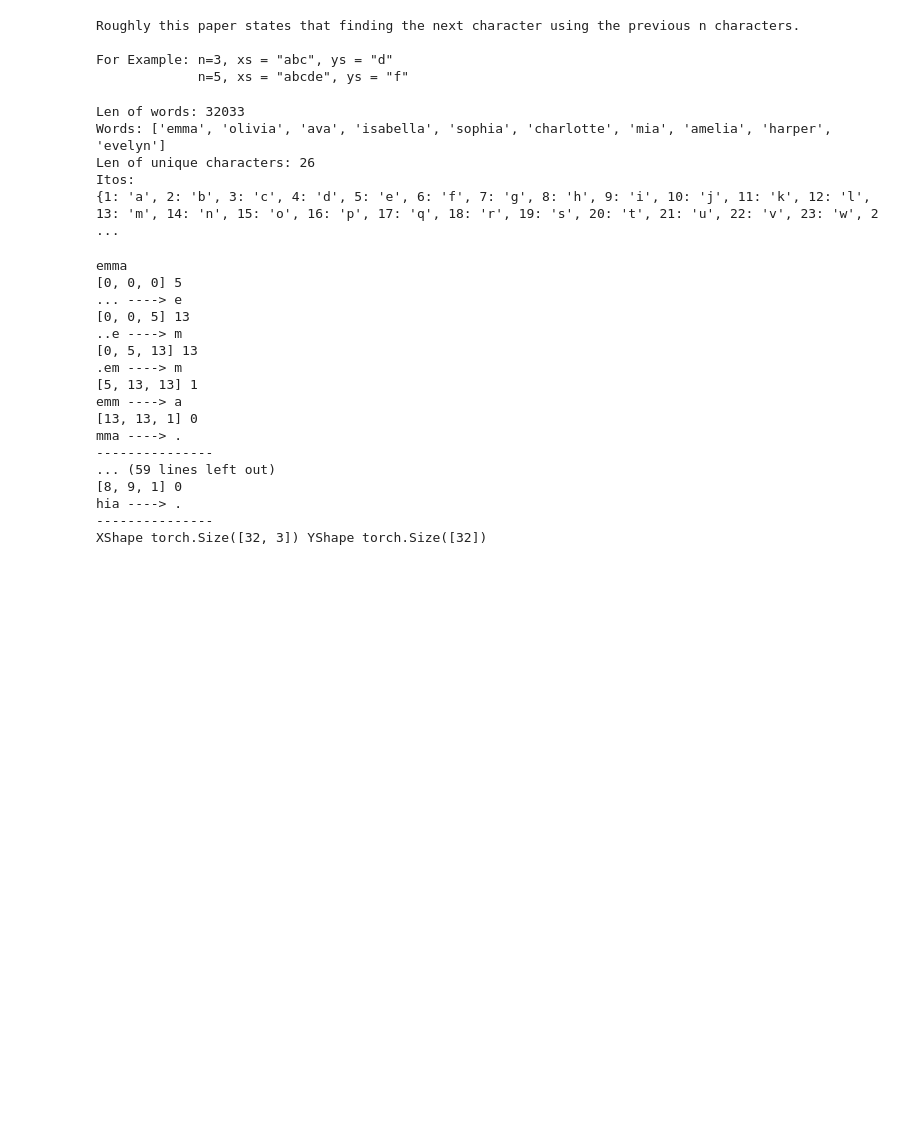
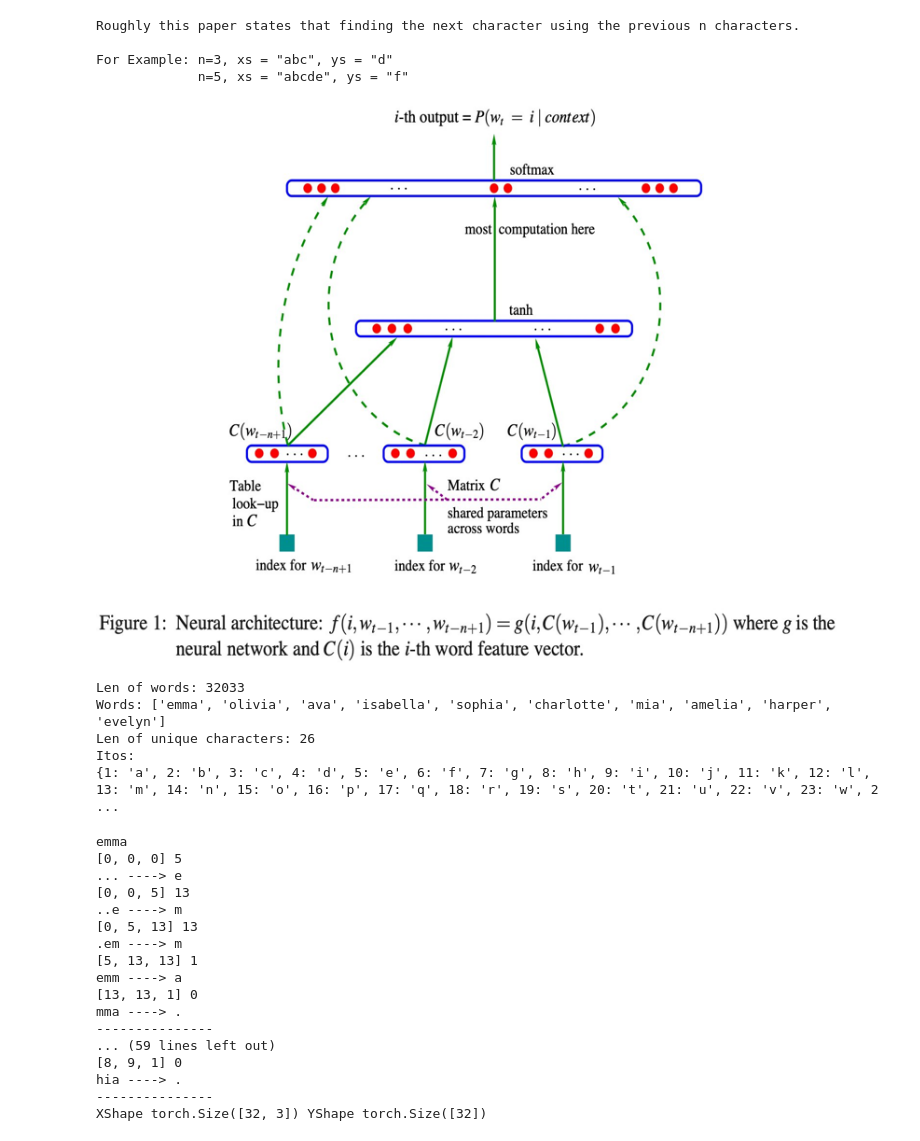
Before and after one commit to RAravindDS/Andrew-karpathy-MakeMoreSeries, a Jupyter notebook: 2-Intro2MLP/01-MLP.ipynb, the cells around one changed output. Drawn from its saved outputs; the diff is of its cells as text; code cells hidden in the pictures; blank space fills up the shorter version.

```diff
--- a/2-Intro2MLP/01-MLP.ipynb
+++ b/2-Intro2MLP/01-MLP.ipynb
@@ -15,6 +15,22 @@ Roughly this paper states that finding the next character using the previous n c
 
 For Example: n=3, xs = "abc", ys = "d"
              n=5, xs = "abcde", ys = "f"
+# %%
+# architecture image
+from PIL import Image
+import urllib
+
+Image.open(urllib.request.urlopen("https://pbs.twimg.com/media/Fhzl42hVUAI9U8V.jpg:large")).resize((800, 600))
+
+
+# See bottom to top
+## We have 3 layer of input embedding (block size is 3)
+## one hidden layer + tanh
+## output layer corresponding to the output size + softamx
+
+### Note! We are going to implement he neural network based on this architecutre only ;)
+# %% [output]
+[figure, added]
 # %%
 import torch
 import torch.nn.functional as F
```
Also changed, not shown: parts of 12 cells of this notebook.
